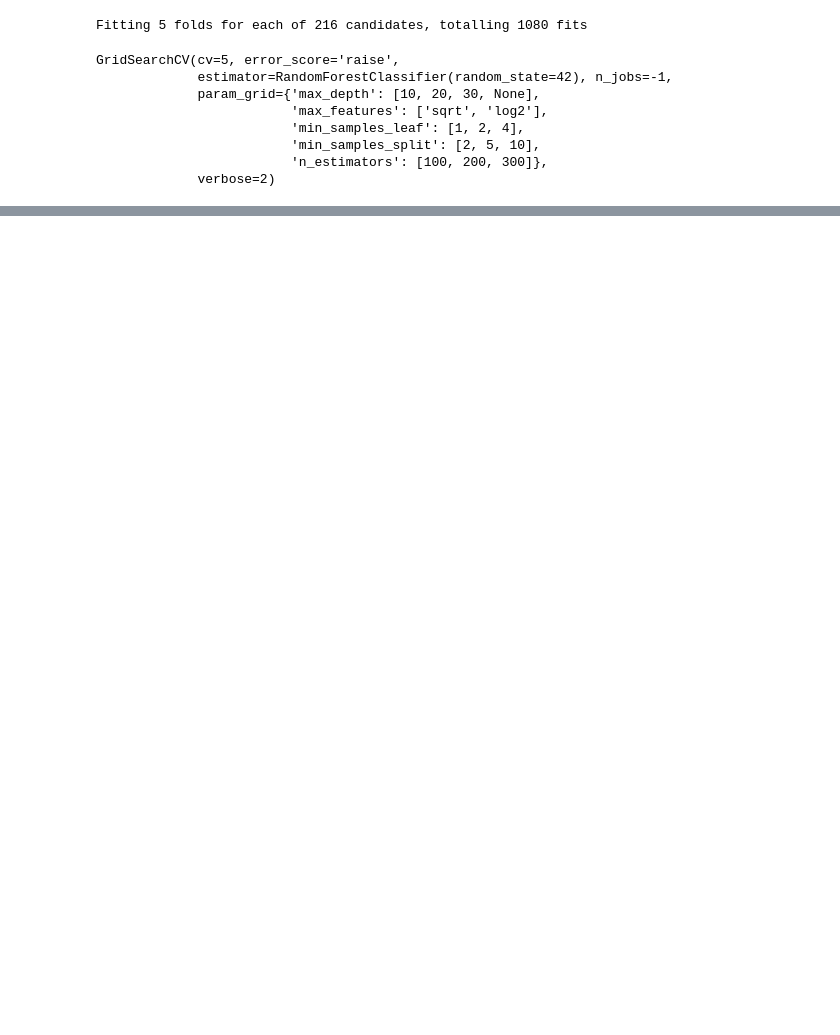
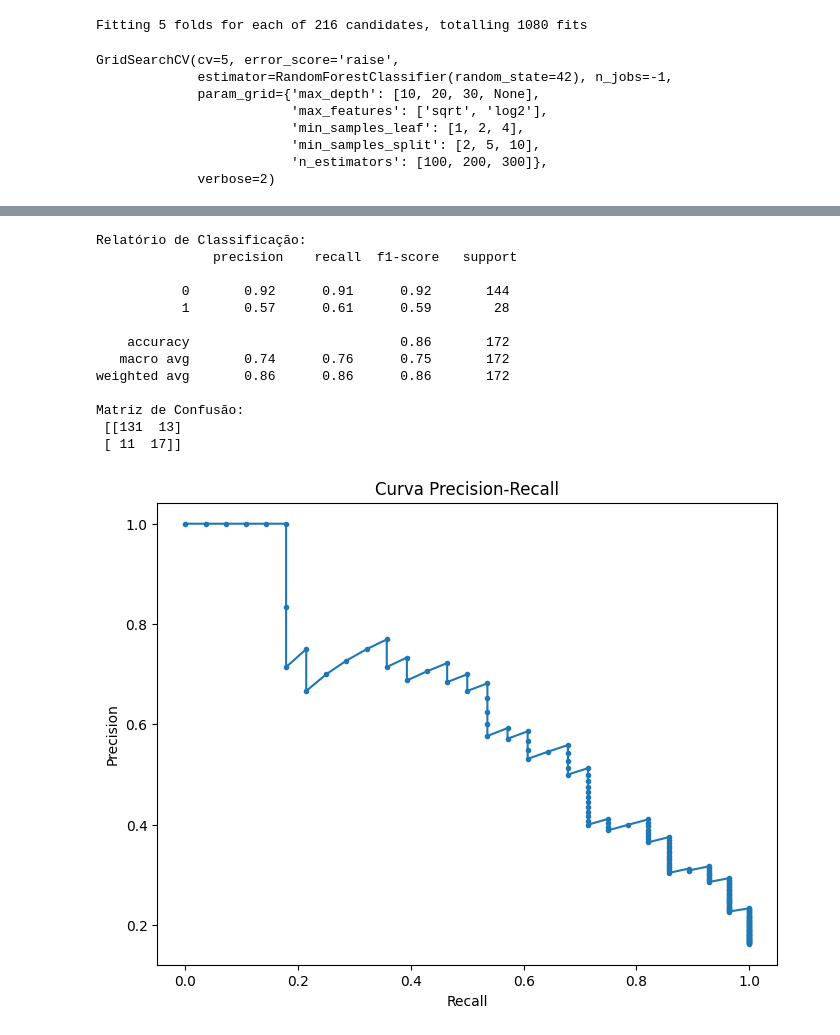
Before and after one commit to eugeniogdiniz/PosTechDataScience_Fiap, a Jupyter notebook: 05_Deep_Learning/TechChallenge/Script/notebook/DATATHON_PASSOS_MÁGICOSv2.ipynb, the cells around one changed output, grey strips where cells are left out. Saved outputs shown, nothing was run; the diff lists cells and outputs as text; code cells hidden in the pictures; blank space fills up the shorter version.

```diff
--- a/05_Deep_Learning/TechChallenge/Script/notebook/DATATHON_PASSOS_MÁGICOSv2.ipynb
+++ b/05_Deep_Learning/TechChallenge/Script/notebook/DATATHON_PASSOS_MÁGICOSv2.ipynb
@@ -505,0 +659,60 @@ else:
+# %%
+import xgboost as xgb
+from sklearn.model_selection import train_test_split
+from sklearn.metrics import classification_report, confusion_matrix
+from imblearn.over_sampling import SMOTE
+from sklearn.utils.class_weight import compute_class_weight
+import matplotlib.pyplot as plt
+from sklearn.metrics import precision_recall_curve
+
+# Dados e divisão em treino e teste
+X = passos_magicos_22_clean.drop('INDICADO_BOLSA_2022', axis=1)
+y = passos_magicos_22_clean['INDICADO_BOLSA_2022']
+X_train, X_test, y_train, y_test = train_test_split(X, y, test_size=0.20, random_state=21)
+
+# Reamostragem com SMOTE
+smote = SMOTE(random_state=21)
+X_resampled, y_resampled = smote.fit_resample(X_train, y_train)
+
+# Ajuste de pesos de classe
+class_weights = compute_class_weight(class_weight='balanced', classes=np.unique(y_train), y=y_train)
+weights = dict(zip(np.unique(y_train), class_weights))
+
+# Cria o modelo XGBoost com pesos das classes
+model = xgb.XGBClassifier(scale_pos_weight=weights[1], random_state=21)
+
+# Treina o modelo com os dados de treinamento reamostrados
+model.fit(X_resampled, y_resampled)
+
+# Faz previsões no conjunto de teste
+y_pred = model.predict(X_test)
+
+# Avalia o modelo
+print("Relatório de Classificação:\n", classification_report(y_test, y_pred))
+conf_matrix = confusion_matrix(y_test, y_pred)
+print("Matriz de Confusão:\n", conf_matrix)
+
+# Curva Precision-Recall
+precision, recall, thresholds = precision_recall_curve(y_test, model.predict_proba(X_test)[:, 1])
+
+plt.figure(figsize=(8, 6))
+plt.plot(recall, precision, marker='.')
+plt.xlabel('Recall')
+plt.ylabel('Precision')
+plt.title('Curva Precision-Recall')
+plt.show()
+# %% [output]
+Relatório de Classificação:
+               precision    recall  f1-score   support
+
+           0       0.92      0.91      0.92       144
+           1       0.57      0.61      0.59        28
+
+    accuracy                           0.86       172
+   macro avg       0.74      0.76      0.75       172
+weighted avg       0.86      0.86      0.86       172
+
+Matriz de Confusão:
+ [[131  13]
+ [ 11  17]]
+[figure, added]
```
Also changed, not shown: parts of 27 cells of this notebook.
